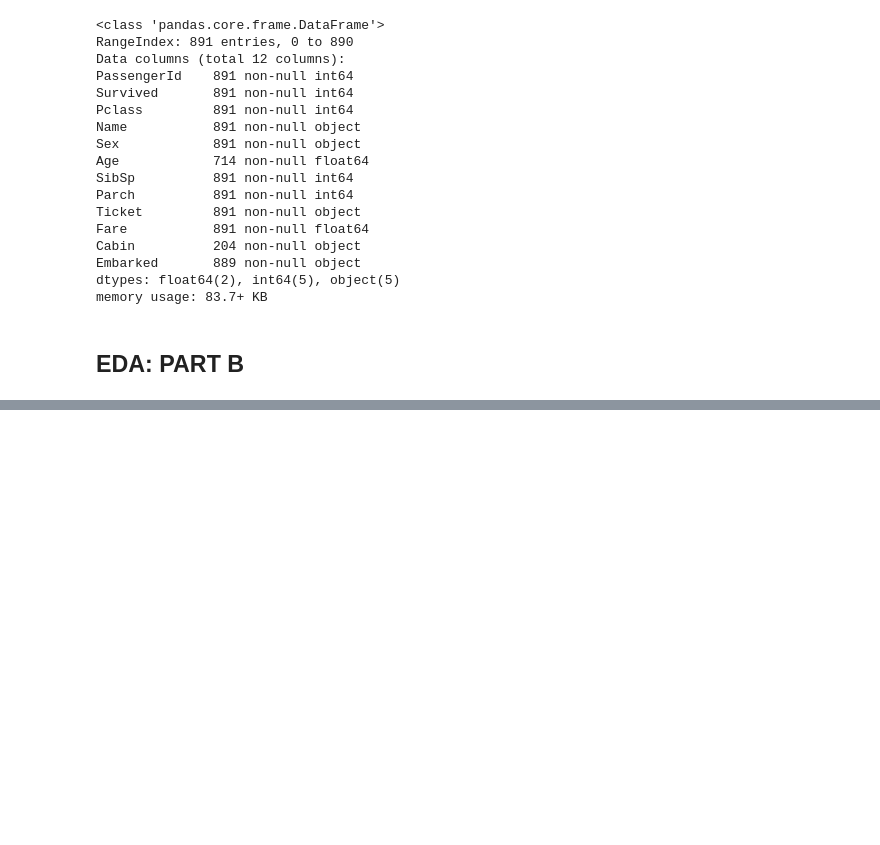
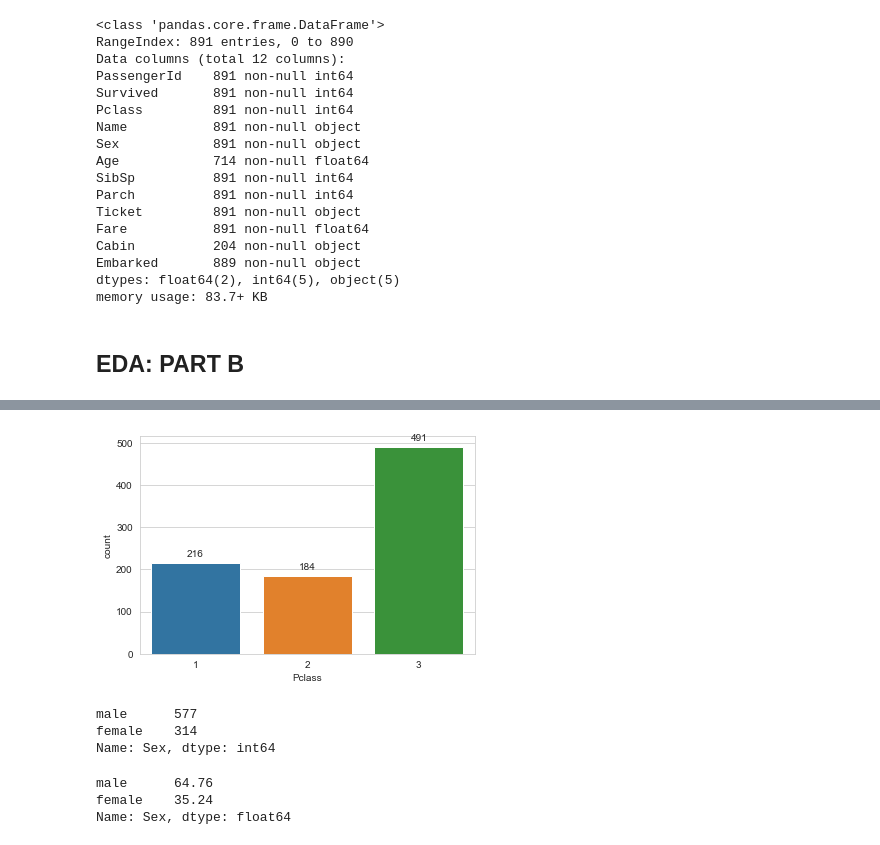
Before and after one commit to joyadauche/titanic-survival-prediction, a Jupyter notebook: eda.ipynb, the cells around one changed output, grey strips where cells are left out. Cells and saved outputs as stored; diff of their text form; code cells hidden in the pictures; blank space fills up the shorter version.

```diff
--- a/eda.ipynb
+++ b/eda.ipynb
@@ -77,0 +130,16 @@ memory usage: 83.7+ KB
+# %%
+label_chart(sns.countplot(train_df['Pclass']))
+# %% [output]
+[figure, added]
+# %%
+train_df['Sex'].value_counts()
+# %% [output]
+male      577
+female    314
+Name: Sex, dtype: int64
+# %%
+round(train_df['Sex'].value_counts(normalize=True)*100, 2)
+# %% [output]
+male      64.76
+female    35.24
+Name: Sex, dtype: float64
```
Also changed, not shown: parts of 42 cells of this notebook.
